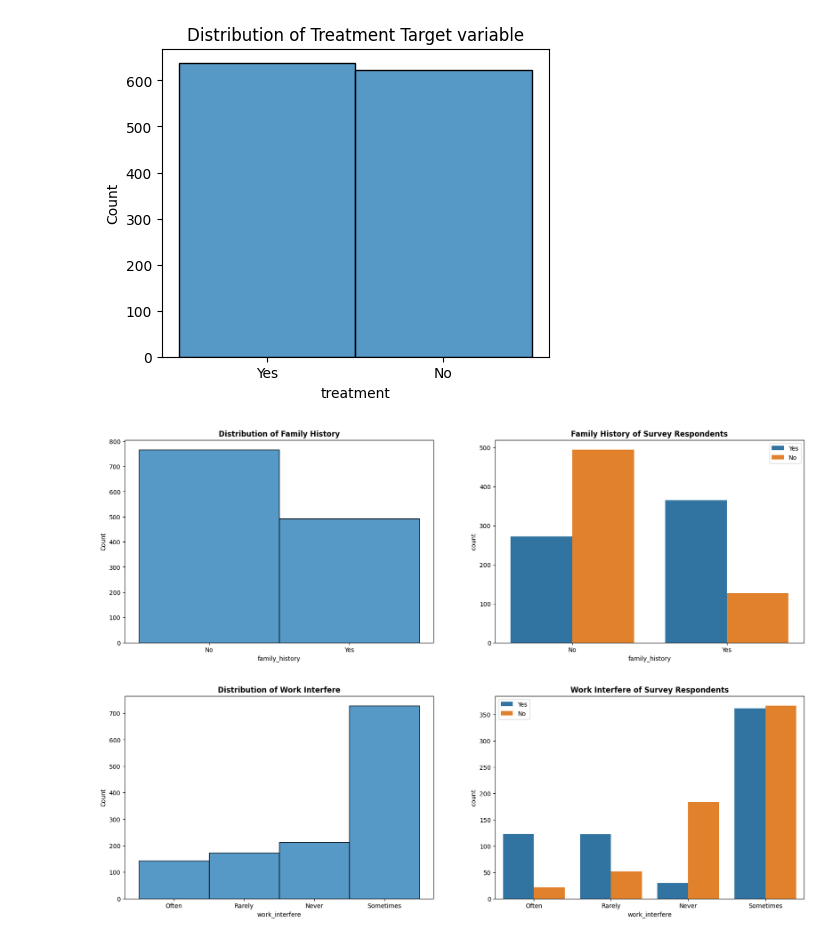
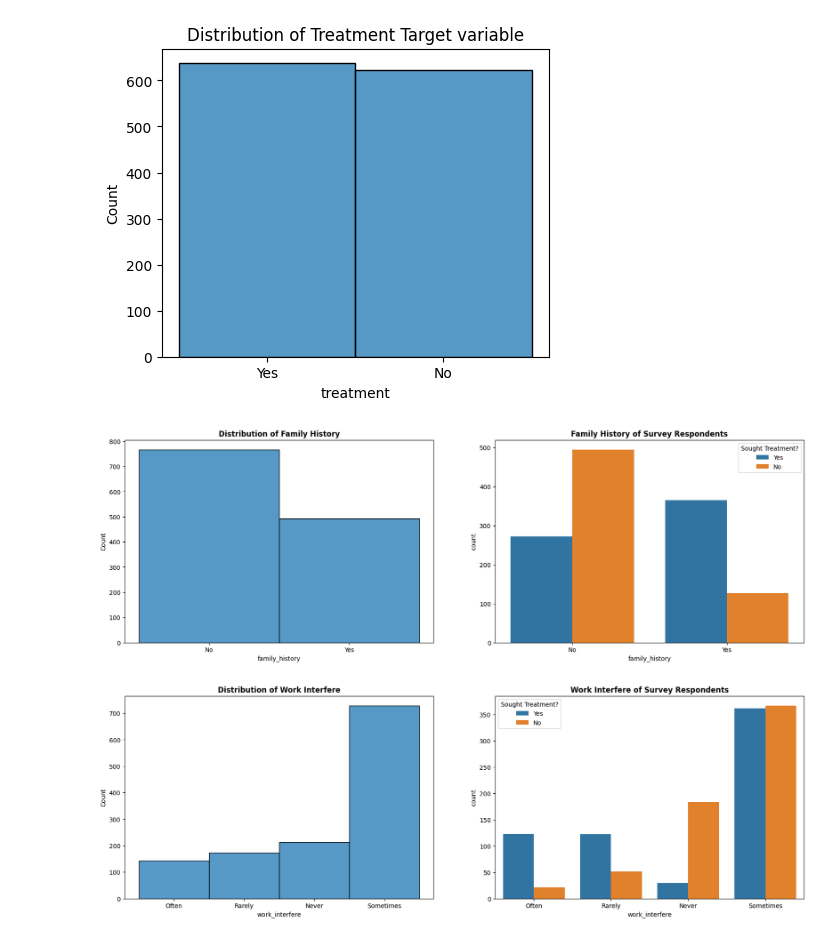
Before and after one commit to Avas77/workplace-stress, a Jupyter notebook: mental-health.ipynb, the cells around one changed output. Cells and saved outputs as stored; diff of their text form; code cells hidden in the pictures.

Commit message:
completed data visualization and model predictions

```diff
--- a/mental-health.ipynb
+++ b/mental-health.ipynb
@@ -164,18 +172,18 @@ plt.show()
 # %%
 plt.figure(figsize=(20, 6))
 plt.subplot(1, 2, 1)
 sns.histplot(mental_df["family_history"])
 plt.title("Distribution of Family History", fontsize=12, fontweight='bold')
 
 plt.subplot(1, 2, 2)
 sns.countplot(x='family_history', hue='treatment', data=mental_df)
 plt.title('Family History of Survey Respondents', fontsize=12, fontweight='bold')
 plt.xticks(fontsize=10)
 plt.yticks(fontsize=10)
-plt.legend(fontsize=10)
+plt.legend(title="Sought Treatment?", fontsize=10)
 plt.show()
 # %% [output]
-[figure, old version]
+[figure, new version]
 # %%
 plt.figure(figsize=(20, 6))
 plt.subplot(1, 2, 1)
@@ -187,7 +195,7 @@ sns.countplot(x='work_interfere', hue='treatment', data=mental_df)
 plt.title('Work Interfere of Survey Respondents', fontsize=12, fontweight='bold')
 plt.xticks(fontsize=10)
 plt.yticks(fontsize=10)
-plt.legend(fontsize=10)
+plt.legend(title="Sought Treatment?", fontsize=10)
 plt.show()
 # %% [output]
-[figure, old version]
+[figure, new version]
```
Also changed, not shown: parts of 15 cells of this notebook.
